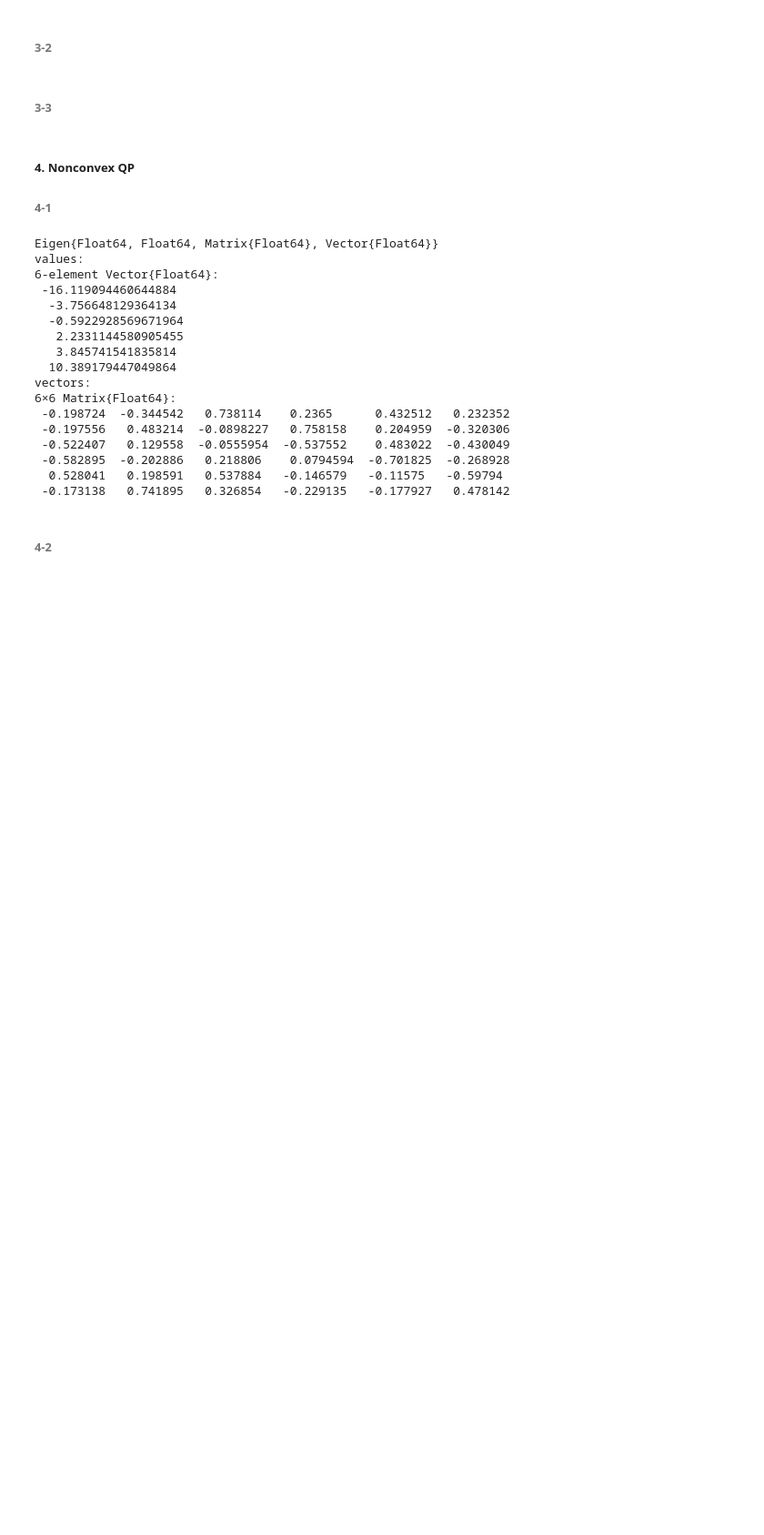
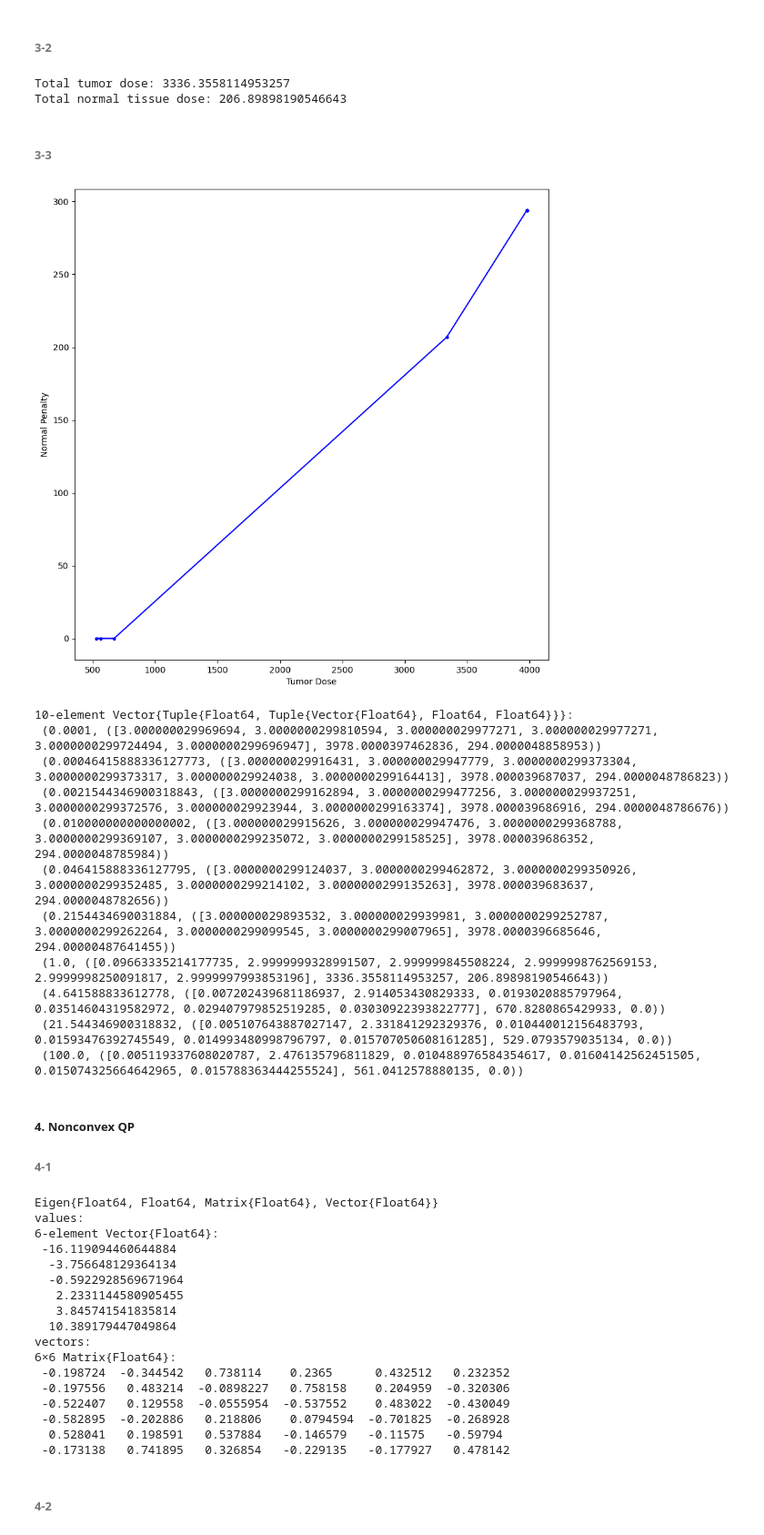
Before and after one commit to SongxiYoung/2024-CS524-Optimization, a Jupyter notebook: Convex/HW3/hw3.ipynb, the cells around one changed output. Shown at 91% size. Drawn from its saved outputs; the diff is of its cells as text; code cells hidden in the pictures; blank space fills up the shorter version.

```diff
--- a/Convex/HW3/hw3.ipynb
+++ b/Convex/HW3/hw3.ipynb
@@ -246,7 +246,7 @@ results = [(λ, solveOpt(λ)) for λ in λ_values]
 
 # at most 6 postitve coefficients
 for (λ, (m18, uopt18)) in results
-    if count(x -> x > 0.0004, uopt18) <= 6
+    if count(x -> x > 0.0001, uopt18) <= 6
         println("Found a model with at most 6 positive coefficients:")
         println("λ = ", λ)
         println("Coefficients: ", uopt18)
@@ -268,7 +276,84 @@ Error: 601.2105664386189
 # %% [markdown]
 ###### 3-2
+# %%
+using JuMP
+using Ipopt
+
+function solveOpt(λ)
+  # Model
+  model = Model(Ipopt.Optimizer)
+
+  # Data
+  beam_intensity = [
+    15 7 8 12 12 6;
+    13 4 12 19 15 14;
+    9 8 13 13 10 17;
+    4 12 12 6 18 16;
+    9 4 11 13 6 14;
+    8 7 7 10 10 10
+  ]
+
+  W_b = 3  # Maximum weight for each beam
+  pr = 65  # Upper bound of the dose for normal regions
+
+  # Decision variables
+  @variable(model, x[1:6] >= 0)
+
+  # Objective function
+  @objective(model, Max, sum(x .* beam_intensity[:, 4:6]) - λ * sum(max.(0, sum(x .* beam_intensity[:, 1:3]) - pr)))
+
+  # Constraints
+  for i in 1:6
+    @constraint(model, x[i] <= W_b)
+  end
+
+  # Solving the model
+  set_silent(model)
+  optimize!(model)
+
+  return value.(x), sum(value.(x) .* sum(beam_intensity[:, 4:6], dims=1)), sum(max.(0, sum(value.(x) .* beam_intensity[:, 1:3], dims=1) .- pr))
+end
+
+x, T, N = solveOpt(1)
+println("Total tumor dose: ", T)
+println("Total normal tissue dose: ", N)
+# %% [output]
+Total tumor dose: 3336.3558114953257
+Total normal tissue dose: 206.89898190546643
 # %% [markdown]
 ###### 3-3
+# %%
+using PyPlot
+
+λ_values = [i for i in 10 .^(range(-4, stop=2, length=10))]
+results = [(λ, solveOpt(λ)) for λ in λ_values]
+
+function paretoPlot(x,y)
+    figure(figsize=(10,10))
+    plot( x, y, "b.-", markersize=6 )
+    xlabel("Tumor Dose")
+    ylabel("Normal Penalty")
+    # Only need this in vscode?
+    display(gcf())
+end
+;
+T_values = [result[2][2] for result in results]
+N_values = [result[2][3] for result in results]
+paretoPlot(T_values, N_values)
+results
+# %% [output]
+[figure, added]
+10-element Vector{Tuple{Float64, Tuple{Vector{Float64}, Float64, Float64}}}:
+ (0.0001, ([3.000000029969694, 3.0000000299810594, 3.000000029977271, 3.000000029977271, 3.0000000299724494, 3.0000000299696947], 3978.0000397462836, 294.0000048858953))
+ (0.00046415888336127773, ([3.000000029916431, 3.000000029947779, 3.0000000299373304, 3.0000000299373317, 3.000000029924038, 3.0000000299164413], 3978.000039687037, 294.0000048786823))
+ (0.0021544346900318843, ([3.0000000299162894, 3.0000000299477256, 3.000000029937251, 3.0000000299372576, 3.000000029923944, 3.0000000299163374], 3978.000039686916, 294.0000048786676))
+ (0.010000000000000002, ([3.000000029915626, 3.000000029947476, 3.0000000299368788, 3.0000000299369107, 3.0000000299235072, 3.0000000299158525], 3978.000039686352, 294.0000048785984))
+ (0.046415888336127795, ([3.0000000299124037, 3.0000000299462872, 3.0000000299350926, 3.0000000299352485, 3.0000000299214102, 3.0000000299135263], 3978.000039683637, 294.0000048782656))
+ (0.2154434690031884, ([3.000000029893532, 3.000000029939981, 3.0000000299252787, 3.0000000299262264, 3.0000000299099545, 3.0000000299007965], 3978.0000396685646, 294.00000487641455))
+ (1.0, ([0.09663335214177735, 2.9999999328991507, 2.999999845508224, 2.9999998762569153, 2.9999998250091817, 2.9999997993853196], 3336.3558114953257, 206.89898190546643))
+ (4.641588833612778, ([0.007202439681186937, 2.914053430829333, 0.0193020885797964, 0.03514604319582972, 0.029407979852519285, 0.03030922393822777], 670.8280865429933, 0.0))
+ (21.544346900318832, ([0.005107643887027147, 2.331841292329376, 0.010440012156483793, 0.01593476392745549, 0.014993480998796797, 0.015707050608161285], 529.0793579035134, 0.0))
+ (100.0, ([0.005119337608020787, 2.476135796811829, 0.010488976584354617, 0.01604142562451505, 0.015074325664642965, 0.015788363444255524], 561.0412578880135, 0.0))
 # %% [markdown]
 ##### 4. Nonconvex QP
 ###### 4-1
```
Also changed, not shown: parts of 2 cells of this notebook.
